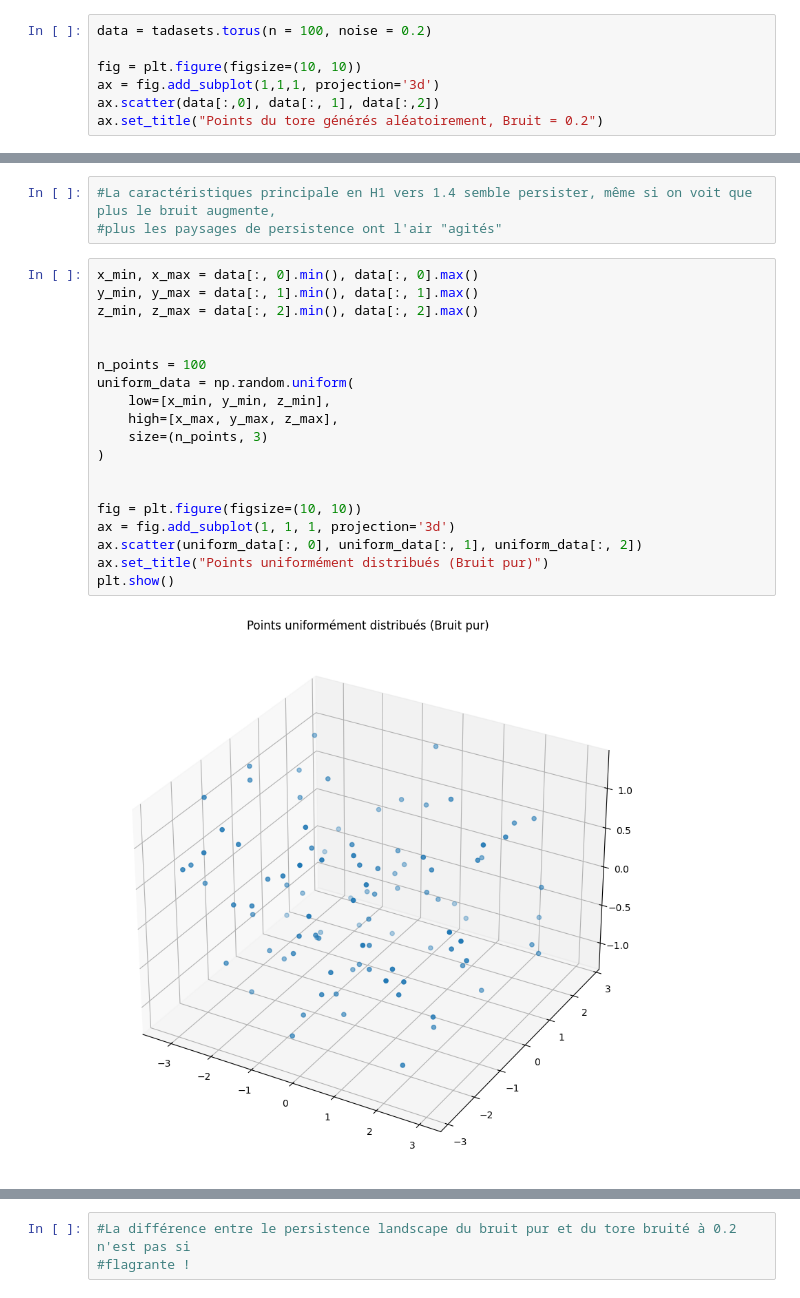
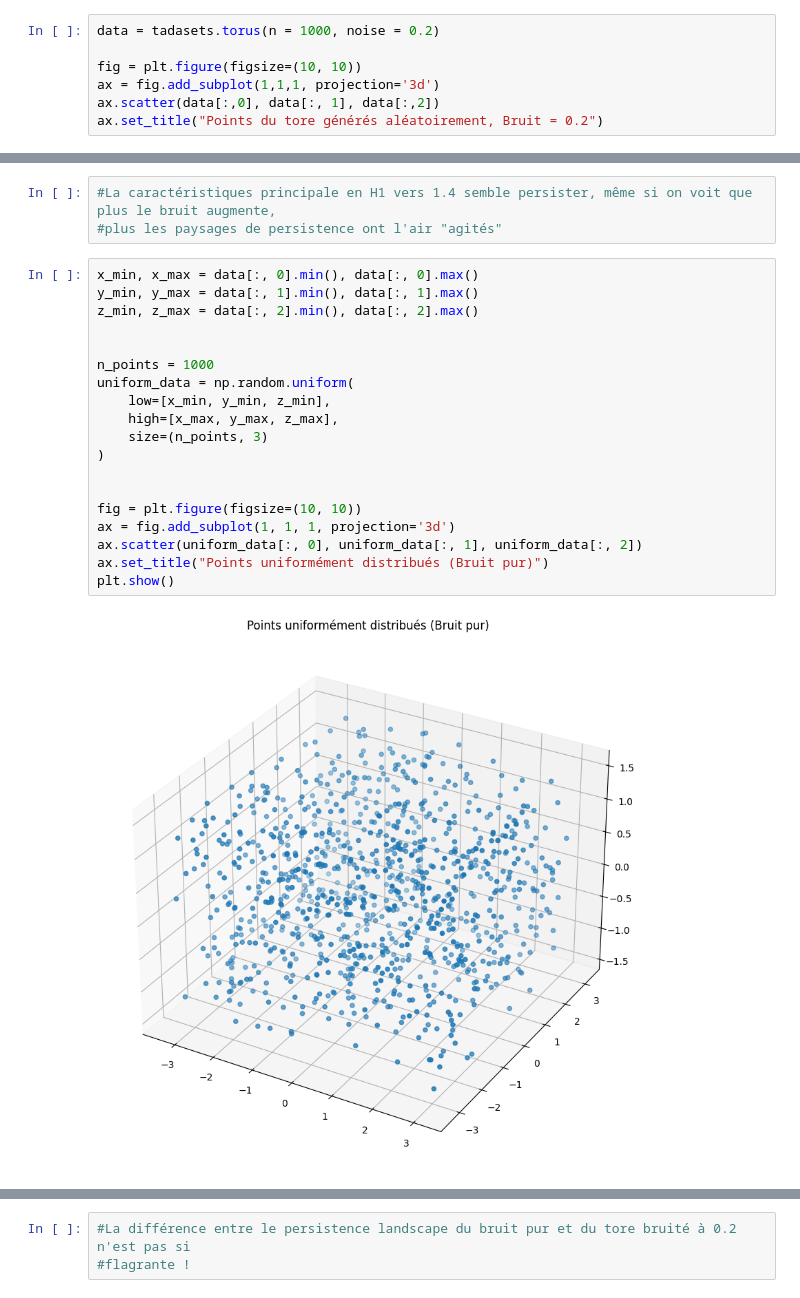
Before and after one commit to emmanuelakoun/Statapp, a Jupyter notebook: baptiste_code.ipynb, the cells around one changed output, grey strips where cells are left out. Saved outputs shown, nothing was run; the diff lists cells and outputs as text.

Commit message:
100 to 1000 points

```diff
--- a/baptiste_code.ipynb
+++ b/baptiste_code.ipynb
@@ -122,5 +122,5 @@ ax = plot_landscape_simple(pla, depth_range = range(10))
 # %%
-data = tadasets.torus(n = 100, noise = 0.2)
+data = tadasets.torus(n = 1000, noise = 0.2)
 
 fig = plt.figure(figsize=(10, 10))
 ax = fig.add_subplot(1,1,1, projection='3d')
@@ -148,22 +148,22 @@ ax = plot_landscape_simple(pla, depth_range = range(10))
 # %%
 x_min, x_max = data[:, 0].min(), data[:, 0].max()
 y_min, y_max = data[:, 1].min(), data[:, 1].max()
 z_min, z_max = data[:, 2].min(), data[:, 2].max()
 
 
-n_points = 100
+n_points = 1000
 uniform_data = np.random.uniform(
     low=[x_min, y_min, z_min],
     high=[x_max, y_max, z_max],
     size=(n_points, 3)
 )
 
 
 fig = plt.figure(figsize=(10, 10))
 ax = fig.add_subplot(1, 1, 1, projection='3d')
 ax.scatter(uniform_data[:, 0], uniform_data[:, 1], uniform_data[:, 2])
 ax.set_title("Points uniformément distribués (Bruit pur)")
 plt.show()
 # %% [output]
-[figure, old version]
+[figure, new version]
 # %%
```
Also changed, not shown: parts of 19 cells of this notebook.
